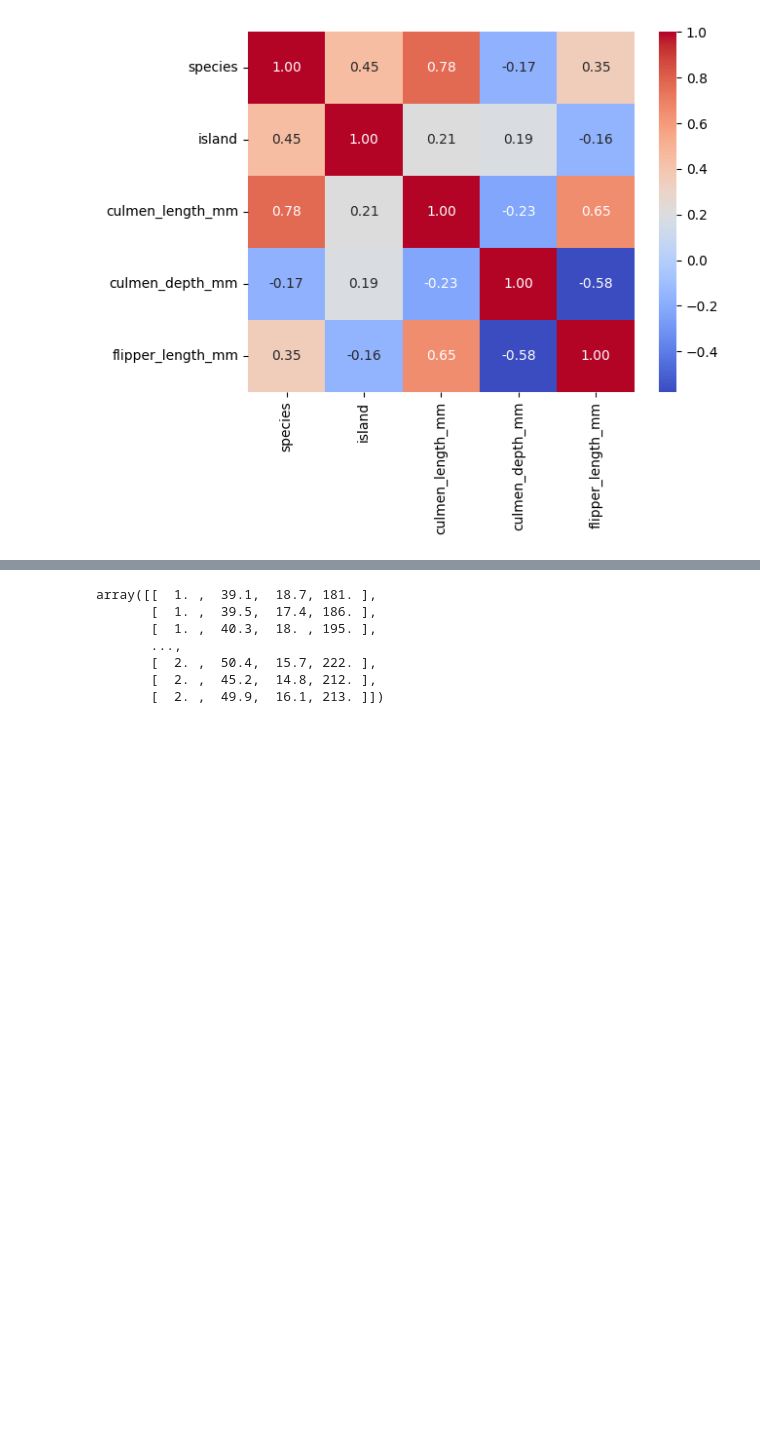
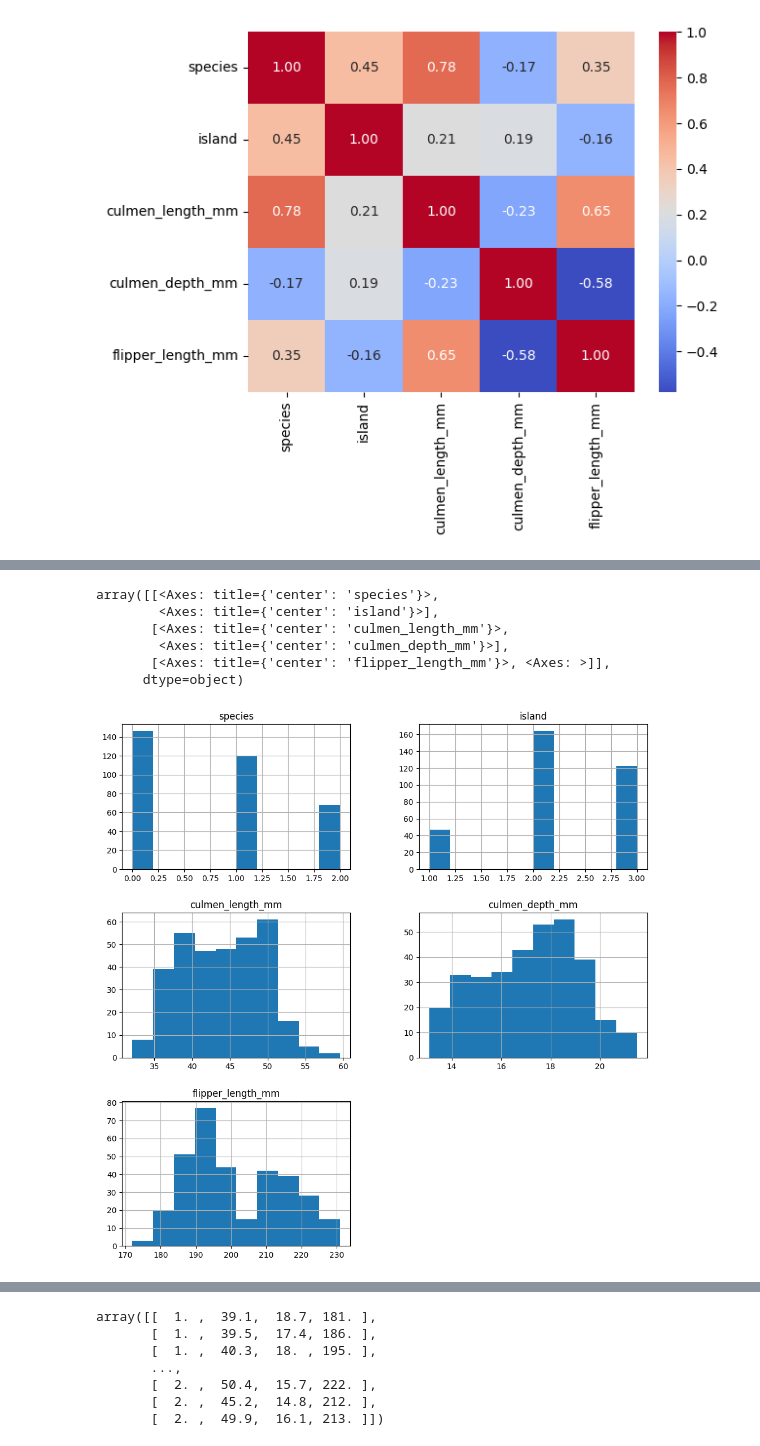
Before and after one commit to jacoobes/penguin-predictor, a Jupyter notebook: penguin-predictor.ipynb, the cells around one changed output, grey strips where cells are left out. Cells and saved outputs as stored; diff of their text form; code cells hidden in the pictures; blank space fills up the shorter version.

```diff
--- a/penguin-predictor.ipynb
+++ b/penguin-predictor.ipynb
@@ -88,0 +77,10 @@ sns.heatmap(corr_matrix, annot=True, cmap='coolwarm', fmt=".2f")
+# %%
+df.hist(figsize=(12,12))
+# %% [output]
+array([[<Axes: title={'center': 'species'}>,
+        <Axes: title={'center': 'island'}>],
+       [<Axes: title={'center': 'culmen_length_mm'}>,
+        <Axes: title={'center': 'culmen_depth_mm'}>],
+       [<Axes: title={'center': 'flipper_length_mm'}>, <Axes: >]],
+      dtype=object)
+[figure, added]
```
Also changed, not shown: parts of 13 cells of this notebook.
